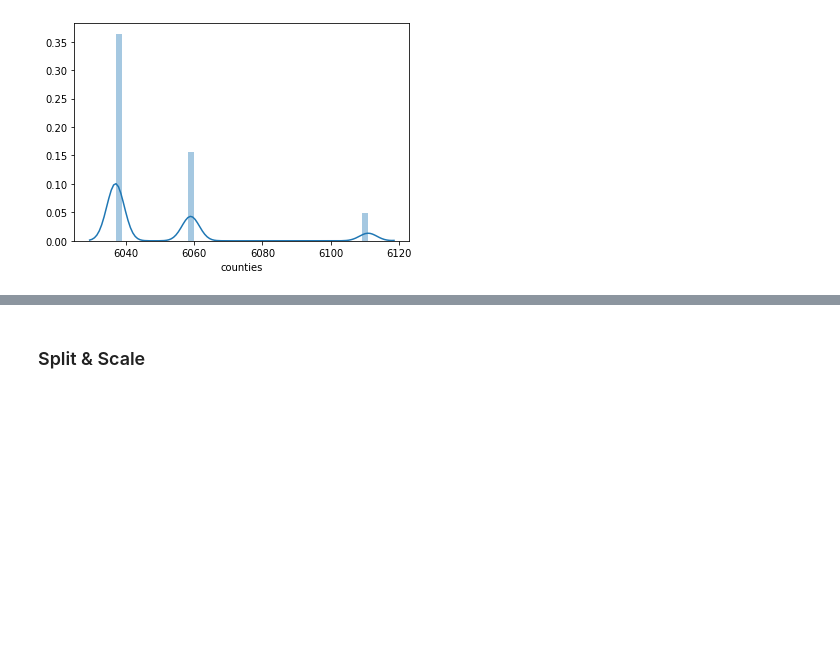
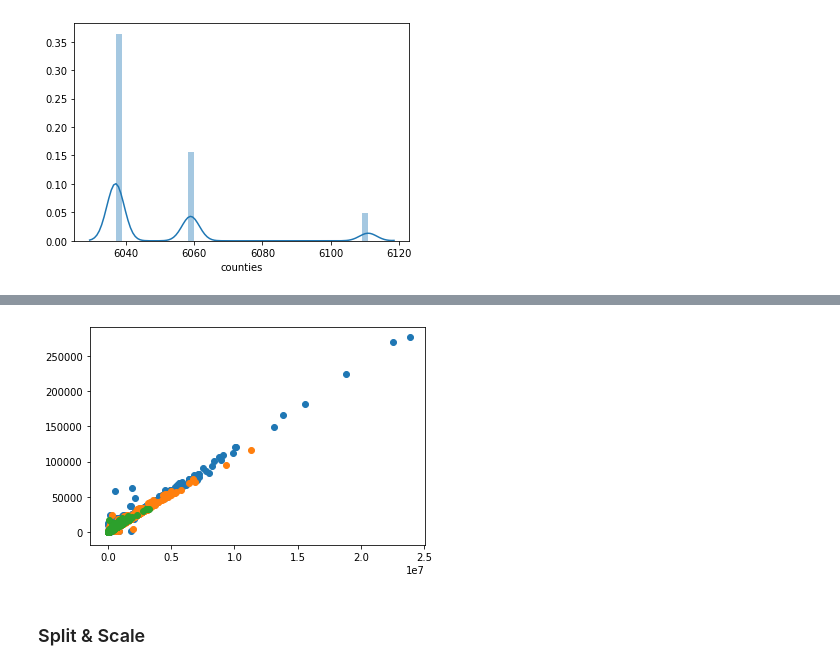
Before and after one commit to misty-garcia/zillow-project, a Jupyter notebook: the_pipeline.ipynb, the cells around one changed output, grey strips where cells are left out. Drawn from its saved outputs; the diff is of its cells as text; code cells hidden in the pictures; blank space fills up the shorter version.

```diff
--- a/the_pipeline.ipynb
+++ b/the_pipeline.ipynb
@@ -163,0 +172,8 @@ plt.show()
+# %%
+#plot tax distributions by county
+plt.scatter(x=df_6037.taxvalue,y=df_6037.tax)
+plt.scatter(x=df_6059.taxvalue,y=df_6059.tax)
+plt.scatter(x=df_6111.taxvalue,y=df_6111.tax)
+plt.show()
+# %% [output]
+[figure, added]
```
Also changed, not shown: parts of 6 cells of this notebook, 2 other files.
